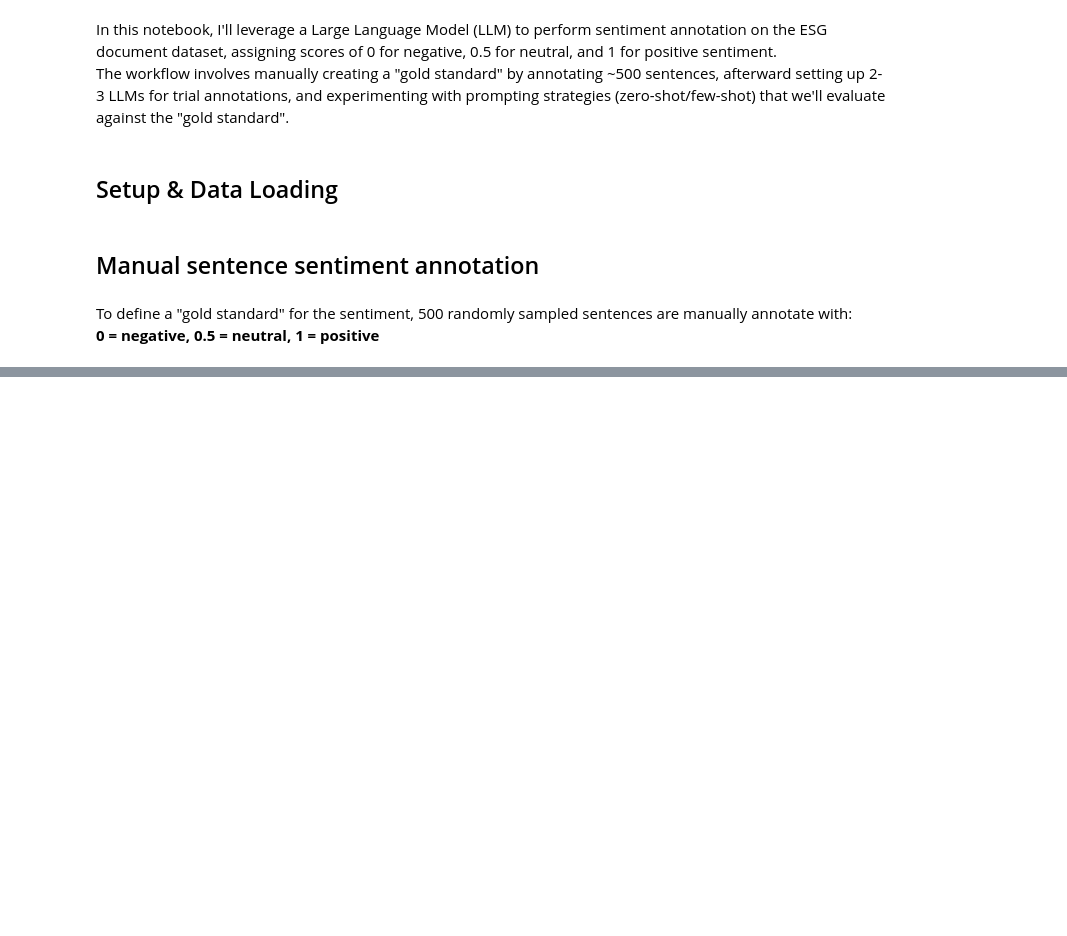
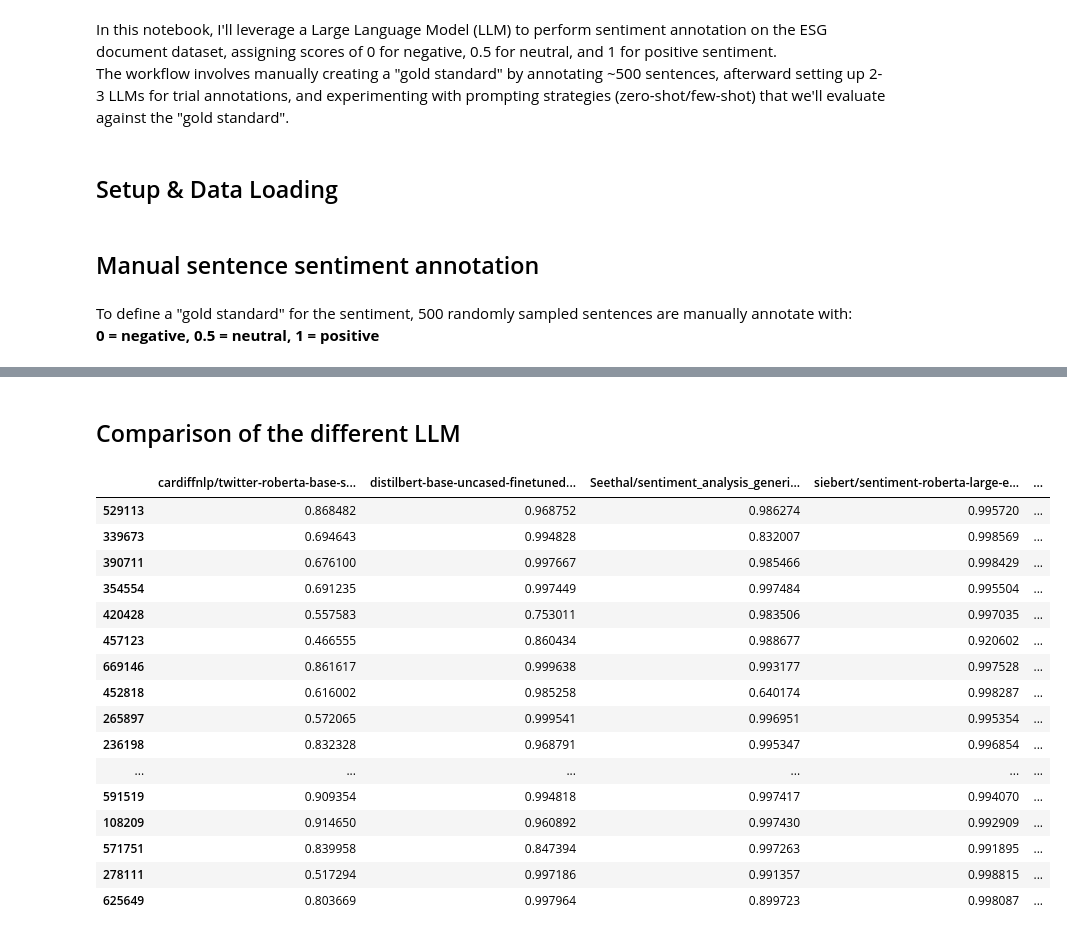
Before and after one commit to syX113/hslu-nlp, a Jupyter notebook: stage2/02-data-annotation.ipynb, the cells around one changed output, grey strips where cells are left out. Drawn from its saved outputs; the diff is of its cells as text; code cells hidden in the pictures; blank space fills up the shorter version.

```diff
--- a/stage2/02-data-annotation.ipynb
+++ b/stage2/02-data-annotation.ipynb
@@ -80,0 +221,14 @@ documents = cleaned_data.copy(deep=True)
+# %%
+# https://huggingface.co/docs/transformers/model_doc/flan-t5
+
+model = AutoModelForSeq2SeqLM.from_pretrained("google/flan-t5-base")
+tokenizer = AutoTokenizer.from_pretrained("google/flan-t5-base", max_new_tokens=100)
+
+prompt = 'Classify the sentiment in the following text (0.0 for negative, 0.5 for neutral and 1.0 for positve):'
+text = 'Im feeling okay'
+
+input_text = f'{prompt} {text}'
+input_ids = tokenizer(input_text, return_tensors="pt").input_ids
+
+outputs = model.generate(input_ids)
+print(tokenizer.decode(outputs[0]))
@@ -80,0 +272,16 @@ documents = cleaned_data.copy(deep=True)
+# %%
+TOKENIZERS_PARALLELISM=False
+
+# List of Huggingface models to use
+models = ['cardiffnlp/twitter-roberta-base-sentiment','distilbert-base-uncased-finetuned-sst-2-english', 'Seethal/sentiment_analysis_generic_dataset','siebert/sentiment-roberta-large-english', 'nlptown/bert-base-multilingual-uncased-sentiment']
+
+def get_sentiment_score(nlp, sentence):
+    result = nlp(sentence)[0]
+    score = result['score']
+    return score
+
+# Apply each model to the dataframe and store the results in a new column
+for model in models:
+    print(f'Running sentiment analysis with model: {model}')
+    nlp = pipeline('sentiment-analysis', model=model, use_fast=True)
+    sampled_documents[model] = sampled_documents['sentence_tokens'].progress_apply(lambda x: get_sentiment_score(nlp, x))
@@ -80,0 +350,22 @@ documents = cleaned_data.copy(deep=True)
+# %% [markdown]
+## Comparison of the different LLM
+# %%
+sampled_documents[models+ ['flan','sentiment_manual']].head(25)
+# %% [output]
+|  | cardiffnlp/twitter-roberta-base-s... | distilbert-base-uncased-finetuned... | Seethal/sentiment_analysis_generi... | siebert/sentiment-roberta-large-e... | ... |
+| 529113 | 0.868482 | 0.968752 | 0.986274 | 0.995720 | ... |
+| 339673 | 0.694643 | 0.994828 | 0.832007 | 0.998569 | ... |
+| 390711 | 0.676100 | 0.997667 | 0.985466 | 0.998429 | ... |
+| 354554 | 0.691235 | 0.997449 | 0.997484 | 0.995504 | ... |
+| 420428 | 0.557583 | 0.753011 | 0.983506 | 0.997035 | ... |
+| 457123 | 0.466555 | 0.860434 | 0.988677 | 0.920602 | ... |
+| 669146 | 0.861617 | 0.999638 | 0.993177 | 0.997528 | ... |
+| 452818 | 0.616002 | 0.985258 | 0.640174 | 0.998287 | ... |
+| 265897 | 0.572065 | 0.999541 | 0.996951 | 0.995354 | ... |
+| 236198 | 0.832328 | 0.968791 | 0.995347 | 0.996854 | ... |
+| ... | ... | ... | ... | ... | ... |
+| 591519 | 0.909354 | 0.994818 | 0.997417 | 0.994070 | ... |
+| 108209 | 0.914650 | 0.960892 | 0.997430 | 0.992909 | ... |
+| 571751 | 0.839958 | 0.847394 | 0.997263 | 0.991895 | ... |
+| 278111 | 0.517294 | 0.997186 | 0.991357 | 0.998815 | ... |
+| 625649 | 0.803669 | 0.997964 | 0.899723 | 0.998087 | ... |
```
Also changed, not shown: parts of 44 cells of this notebook, 2 other files.
